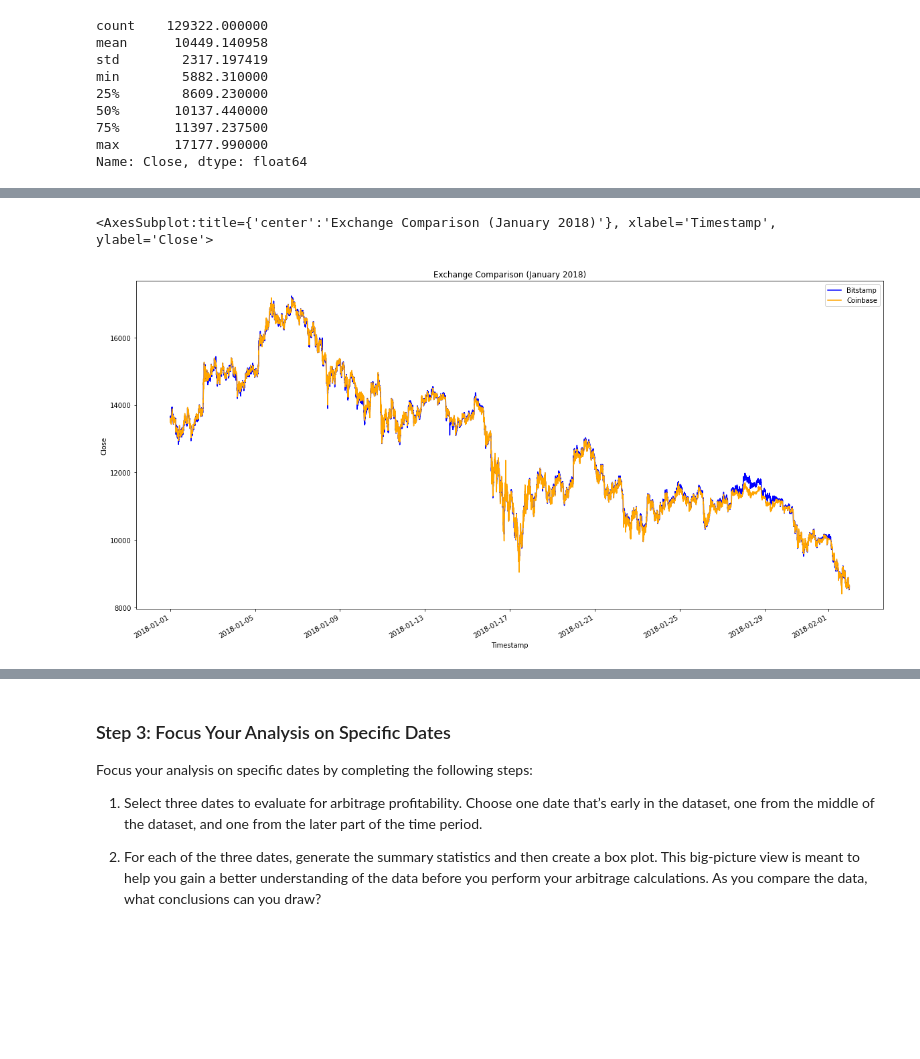
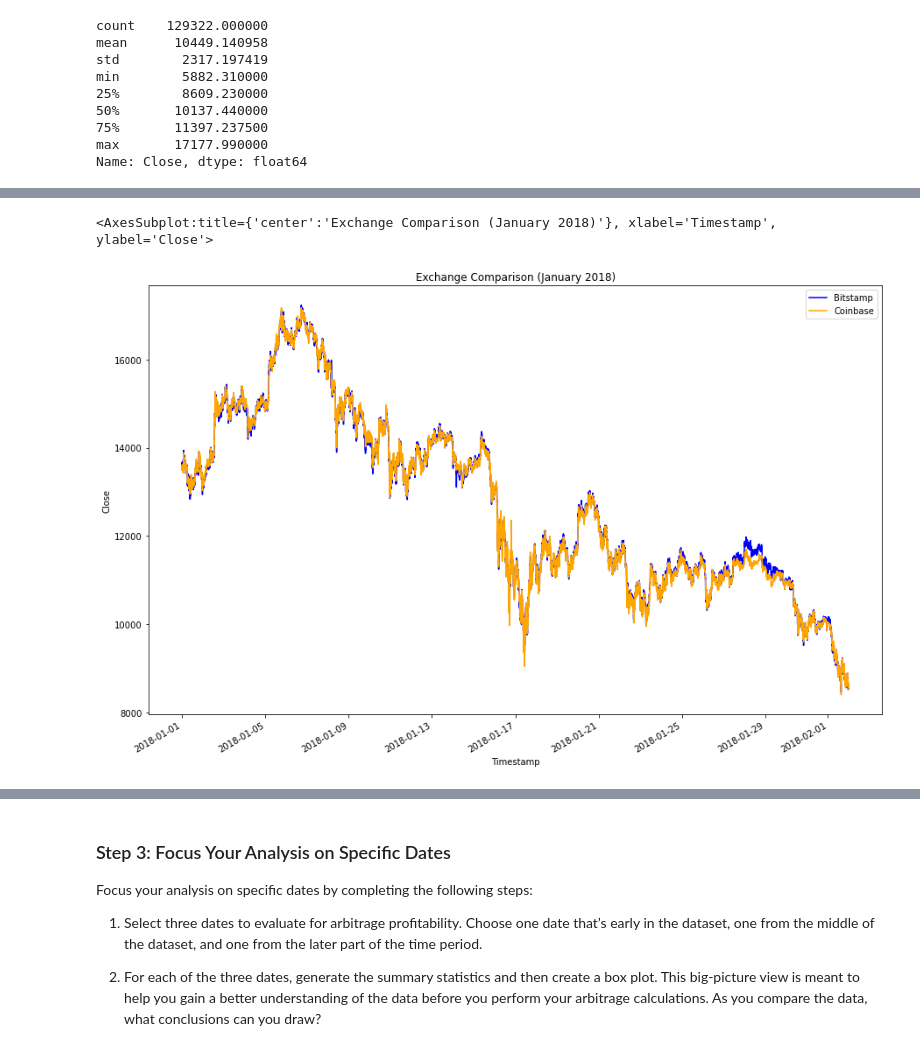
Before and after one commit to jpweldon/Module_3_Challenge, a Jupyter notebook: crypto_arbitrage.ipynb, the cells around one changed output, grey strips where cells are left out. Drawn from its saved outputs; the diff is of its cells as text; code cells hidden in the pictures; blank space fills up the shorter version.

```diff
--- a/crypto_arbitrage.ipynb
+++ b/crypto_arbitrage.ipynb
@@ -257,12 +351,12 @@ coinbase_sliced.plot(figsize=(20, 10), fontsize='10', ylabel='Close', color='ora
 # %%
 # Using the loc and plot functions, create an overlay plot that visualizes
 # the price action of both DataFrames for a one month period early in the dataset
 # Be sure to include the parameters: legend, figure size, title, and color and label
-bitstamp_sliced.loc['2018-01-01':'2018-02-01'].plot(figsize=(20, 10), fontsize='10', ylabel='Close', color='blue', title='Exchange Comparison (January 2018)', label='Bitstamp', legend=True)
-coinbase_sliced.loc['2018-01-01':'2018-02-01'].plot(figsize=(20, 10), fontsize='10', ylabel='Close', color='orange', label='Coinbase', legend=True)
+bitstamp_sliced.loc['2018-01-01':'2018-02-01'].plot(legend=True, figsize=(15, 10), title='Exchange Comparison (January 2018)', color='blue', label='Bitstamp', ylabel='Close')
+coinbase_sliced.loc['2018-01-01':'2018-02-01'].plot(legend=True, figsize=(15, 10), color='orange', label='Coinbase', ylabel='Close')
 # %% [output]
 <AxesSubplot:title={'center':'Exchange Comparison (January 2018)'}, xlabel='Timestamp', ylabel='Close'>
-[figure, old version]
+[figure, new version]
 # %%
 # Using the loc and plot functions, create an overlay plot that visualizes
 # the price action of both DataFrames for a one month period later in the dataset
```
Also changed, not shown: parts of 28 cells of this notebook.
